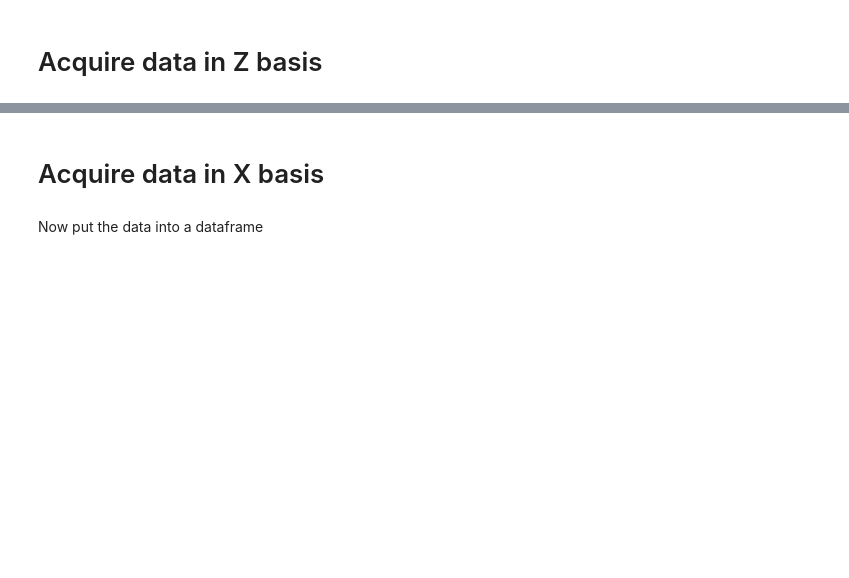
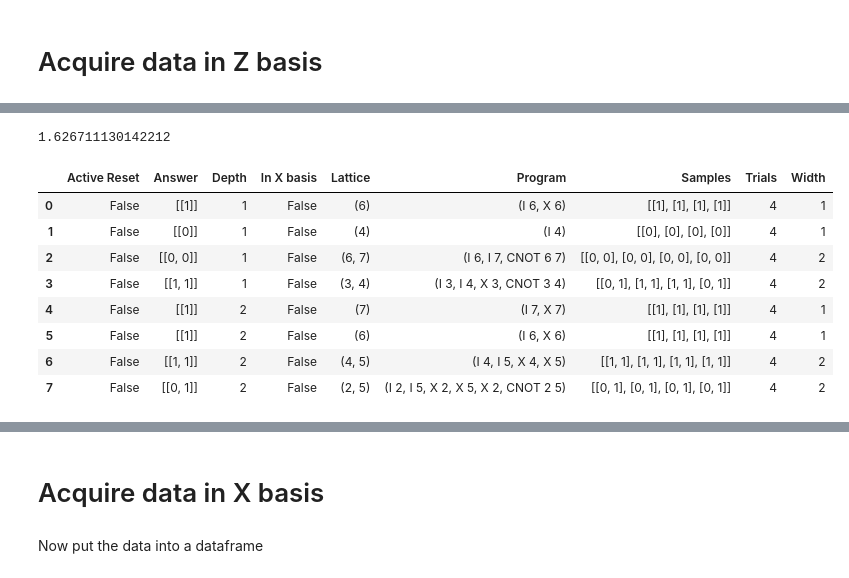
Before and after one commit to rigetti/forest-benchmarking, a Jupyter notebook: examples/classical_random_circuits.ipynb, the cells around one changed output, grey strips where cells are left out. Saved outputs shown, nothing was run; the diff lists cells and outputs as text; code cells hidden in the pictures; blank space fills up the shorter version.

```diff
--- a/examples/classical_random_circuits.ipynb
+++ b/examples/classical_random_circuits.ipynb
@@ -34,10 +34,10 @@ from forest_benchmarking.classical_random_circuits import *
 # if you want to run on a "real lattice"
 #from pyquil import *
 #list_quantum_computers()
-qc_perfect = get_qc("Aspen-1-15Q-A", as_qvm=True, noisy=False)
+#qc_perfect = get_qc("Aspen-1-15Q-A", as_qvm=True, noisy=False)
 #qc_noisy = get_qc("Aspen-1-15Q-A") #, as_qvm=True, noisy=True)
 
-#qc_perfect = get_qc("9q-square-qvm", as_qvm=True, noisy=False)
-#qc_noisy = get_qc("9q-square-qvm", as_qvm=True, noisy=True)
+qc_perfect = get_qc("9q-square-qvm", as_qvm=True, noisy=False)
+qc_noisy = get_qc("9q-square-qvm", as_qvm=True, noisy=True)
 # %%
 nx.draw(qc_perfect.qubit_topology(),with_labels=True)
@@ -78,0 +90,17 @@ active_reset = True
+# %%
+# with these parameters the cell below takes about 1 hour 40 minutes
+num_shots_per_circuit = 4
+num_rand_subgraphs = 2
+circuit_depth = 2
+circuit_width = 2 #max = len(G.nodes)
+x_basis = False
+active_reset = False
+# %%
+exp =generate_rand_cir_for_rand_lattices_experiments(qc_noisy,
+                                                     circuit_depth,
+                                                     circuit_width,
+                                                     num_rand_subgraphs,
+                                                     num_shots_per_circuit,
+                                                     in_x_basis=x_basis,
+                                                     use_active_reset=active_reset)
+exp
@@ -79,6 +117,18 @@ active_reset = True
 # %%
 t0 = time.time()
-data_zbasis = get_random_classical_circuit_results(qc_perfect, qc_noisy, circuit_depth, circuit_width, num_rand_subgraphs, num_shots_per_circuit, use_active_reset=active_reset)
+data_zbasis = acquire_data_random_classical_circuit(qc_perfect, qc_noisy, exp)
 t1 = time.time()
 total = t1-t0
 print(total)
+data_zbasis
+# %% [output]
+1.626711130142212
+|  | Active Reset | Answer | Depth | In X basis | Lattice | Program | Samples | Trials | Width |
+| 0 | False | [[1]] | 1 | False | (6) | (I 6, X 6) | [[1], [1], [1], [1]] | 4 | 1 |
+| 1 | False | [[0]] | 1 | False | (4) | (I 4) | [[0], [0], [0], [0]] | 4 | 1 |
+| 2 | False | [[0, 0]] | 1 | False | (6, 7) | (I 6, I 7, CNOT 6 7) | [[0, 0], [0, 0], [0, 0], [0, 0]] | 4 | 2 |
+| 3 | False | [[1, 1]] | 1 | False | (3, 4) | (I 3, I 4, X 3, CNOT 3 4) | [[0, 1], [1, 1], [1, 1], [0, 1]] | 4 | 2 |
+| 4 | False | [[1]] | 2 | False | (7) | (I 7, X 7) | [[1], [1], [1], [1]] | 4 | 1 |
+| 5 | False | [[1]] | 2 | False | (6) | (I 6, X 6) | [[1], [1], [1], [1]] | 4 | 1 |
+| 6 | False | [[1, 1]] | 2 | False | (4, 5) | (I 4, I 5, X 4, X 5) | [[1, 1], [1, 1], [1, 1], [1, 1]] | 4 | 2 |
+| 7 | False | [[0, 1]] | 2 | False | (2, 5) | (I 2, I 5, X 2, X 5, X 2, CNOT 2 5) | [[0, 1], [0, 1], [0, 1], [0, 1]] | 4 | 2 |
```
Also changed, not shown: parts of 12 cells of this notebook, 1 other file.
